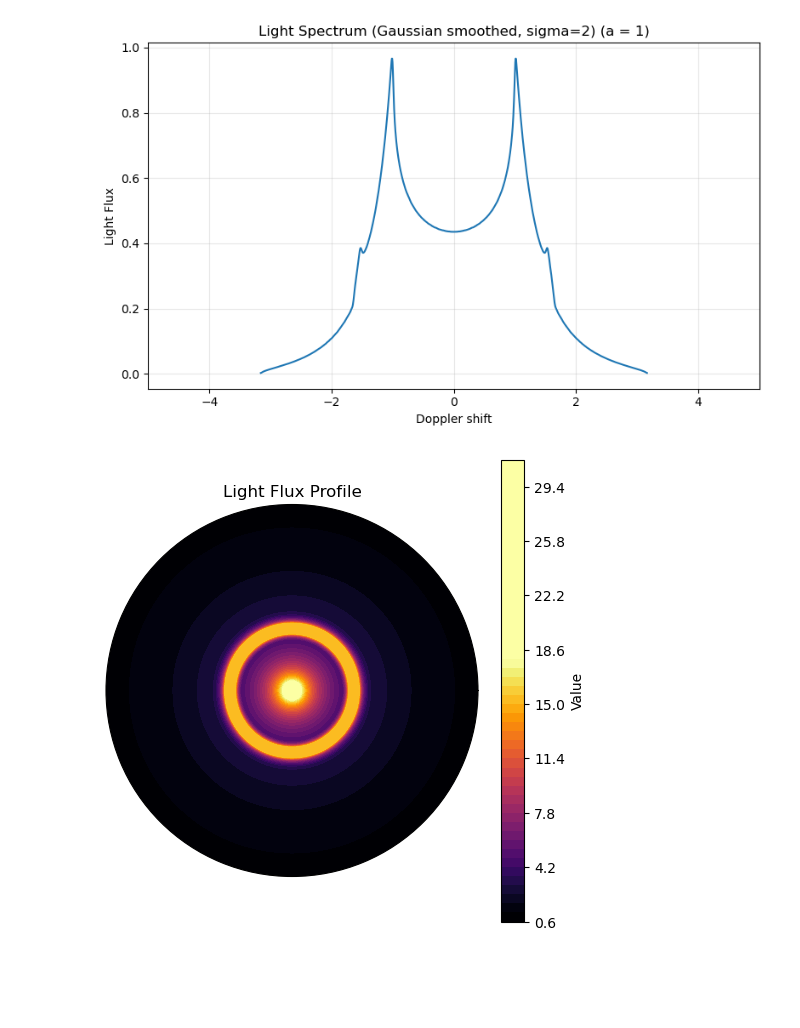
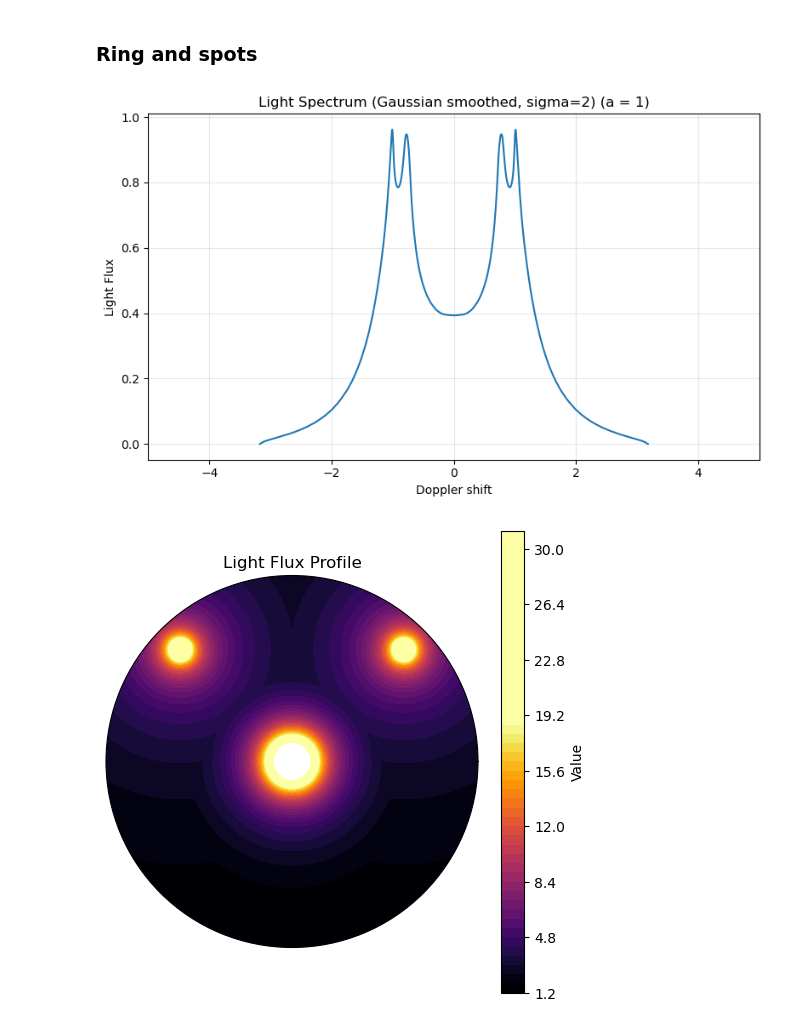
Before and after one commit to o-thorp7/ssp_code_2025, a Jupyter notebook: oli/neater_rob_code.ipynb, the cells around one changed output. Saved outputs shown, nothing was run; the diff lists cells and outputs as text; code cells hidden in the pictures; blank space fills up the shorter version.

```diff
--- a/oli/neater_rob_code.ipynb
+++ b/oli/neater_rob_code.ipynb
@@ -749,27 +899,38 @@ plot_polar_profile(r_vals, theta_vals, intens_vals, save_info=False, fname=fname
 [figure]
-# %%
-ring_params = [
-    0.5,            # ring_max
-    0.4,            # ring_r
-    0.05,           # ring_width
-    1.5             # beta
-]
-r_vals, theta_vals, intens_vals, vel_vals, area_intens = get_grids(
-    inv_power_1_ring, radial_spacing="linear",
-    other_intens_params= ring_params
-)
-
-
-fname = plot_spectrum_list(
-    a_vals=1, intens_funcs=inv_power_1_ring,
-    other_intens_params=ring_params, sigma=2,
-    save_info=False
-)
-
-plot_polar_profile(
-    r_vals, theta_vals, intens_vals,
-    save_info=False, fname = fname
-)
-# %% [output]
-[figure, removed]
-[figure, removed]
+# %% [markdown]
+### Ring and spots
+# %%
+other_params = [
+    0.0,            # **** --- ring_max --- ****
+    0.7,            # ring_r
+    0.05,           # ring_width
+    1.5,            # ring_beta
+    0.85,           # **** --- spot_1_max --- ****
+    0.85,           # spot_r_cent_1
+    0.25 * np.pi,   # spot_theta_1
+    0.04,           # spot_rad_1
+    0.8,            # beta_1
+    0.85,           # **** --- spot_2_max --- ****
+    0.85,           # spot_r_cent_2
+    0.75 * np.pi,   # spot_theta_2
+    0.04,           # spot_rad_2
+    0.8            # beta_2
+]
+
+a_vals = 1
+sigma = 2
+
+r_vals, theta_vals, intens_vals, vel_vals, area_intens = get_grids(
+    inv_power_ring_2_spots, radial_spacing="linear",
+    other_intens_params= other_params
+)
+
+fname = plot_spectrum_list(
+    a_vals=a_vals, intens_funcs=inv_power_ring_2_spots,
+    other_intens_params=other_params, sigma=sigma, save_info=False
+)
+
+plot_polar_profile(r_vals, theta_vals, intens_vals, save_info=False, fname=fname, colour_contrast_style="90")
+# %% [output]
+[figure, added]
+[figure, added]
```
Also changed, not shown: parts of 28 cells of this notebook, 47 other files.
